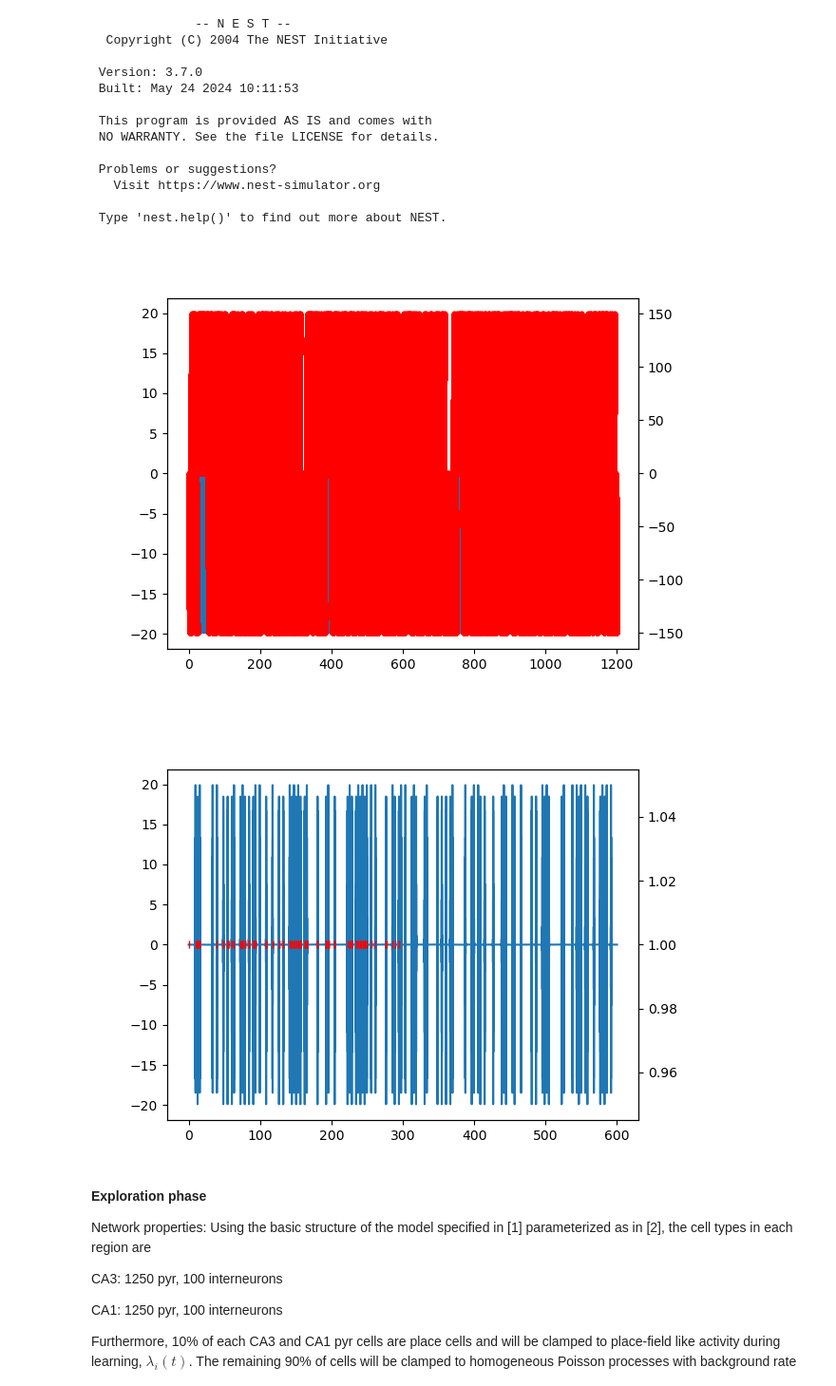
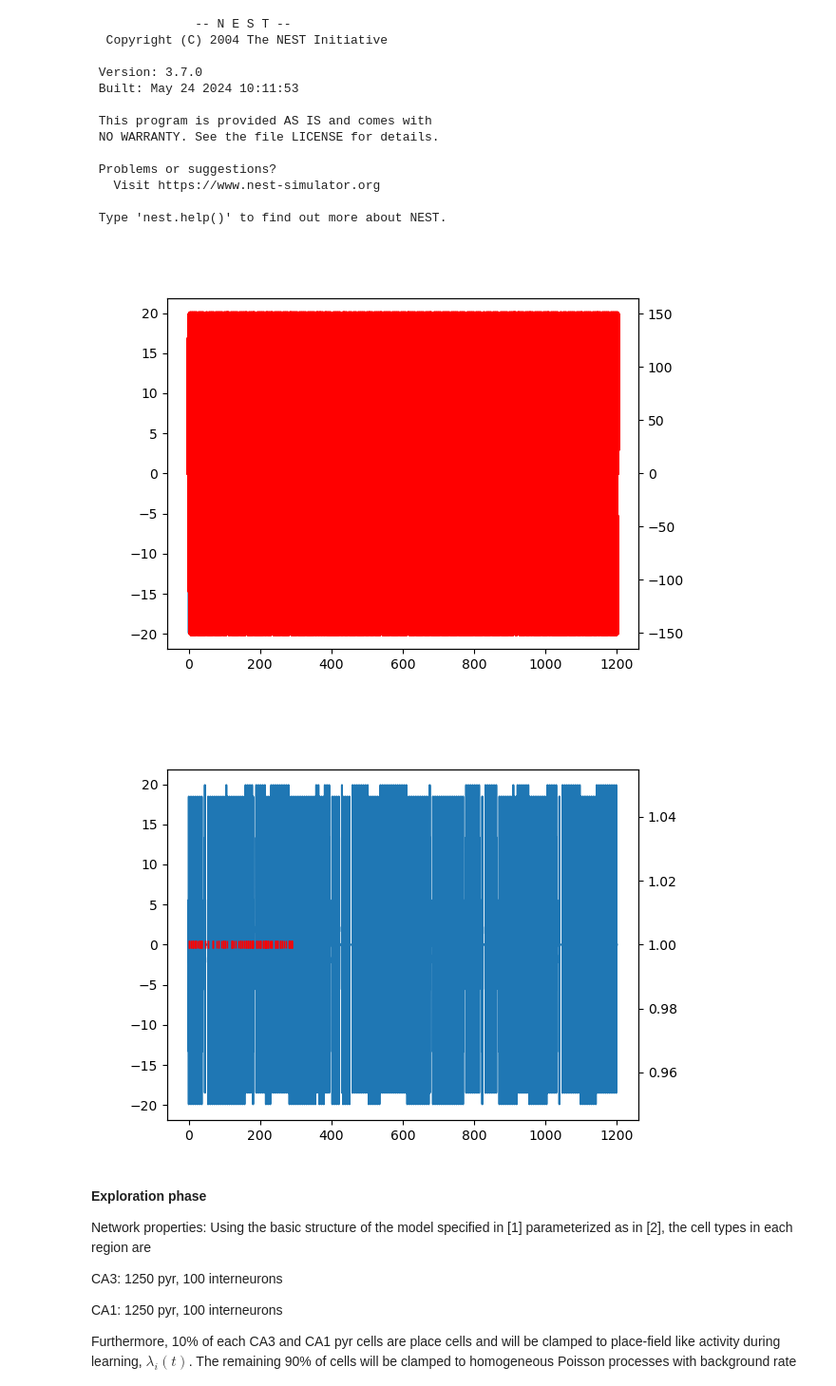
Before and after one commit to justidy1/IctalPlaceCell, a Jupyter notebook: explore_train_net.ipynb, the cells around one changed output. Shown at 95% size. Cells and saved outputs as stored; diff of their text form; code cells hidden in the pictures.

```diff
--- a/explore_train_net.ipynb
+++ b/explore_train_net.ipynb
@@ -126,17 +126,17 @@ def firing_place_cell_linear(t,x,center_x,L,sigma=7,rmax=20):
 # %%
 L_maze = 300
 maze = LineMaze(3600,L=L_maze)
-t,x,y = gen_traj(maze,400,0.5,50)
+t,x,y = gen_traj(maze,400,0.9,50)
 r = firing_place_cell_linear(t,x,30,L_maze)
 
 plt.close('all')
 plt.figure()
 plt.plot(t,r(t))
 plt.twinx()
 plt.plot(t,x,'.r')
 plt.show()
 # %% [output]
-[figure, old version]
+[figure, new version]
 # %%
 def accept_reject_spike(t0,tmax,r,r_max=20):
     t_spike = []
@@ -160,7 +160,7 @@ plt.twinx()
 plt.plot(s_times,np.ones_like(s_times),'|r')
 plt.show()
 # %% [output]
-[figure, old version]
+[figure, new version]
 # %% [markdown]
 **Exploration phase**
 
```
Also changed, not shown: parts of 4 cells of this notebook.
